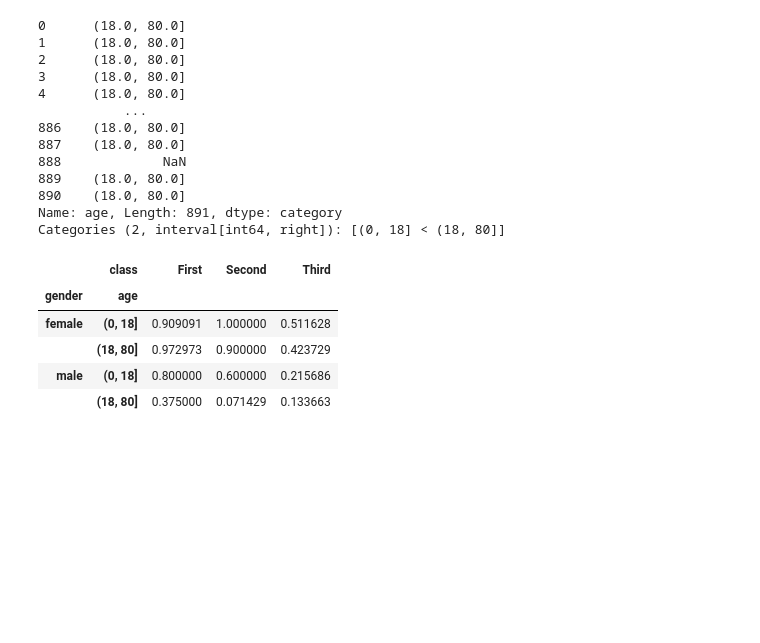
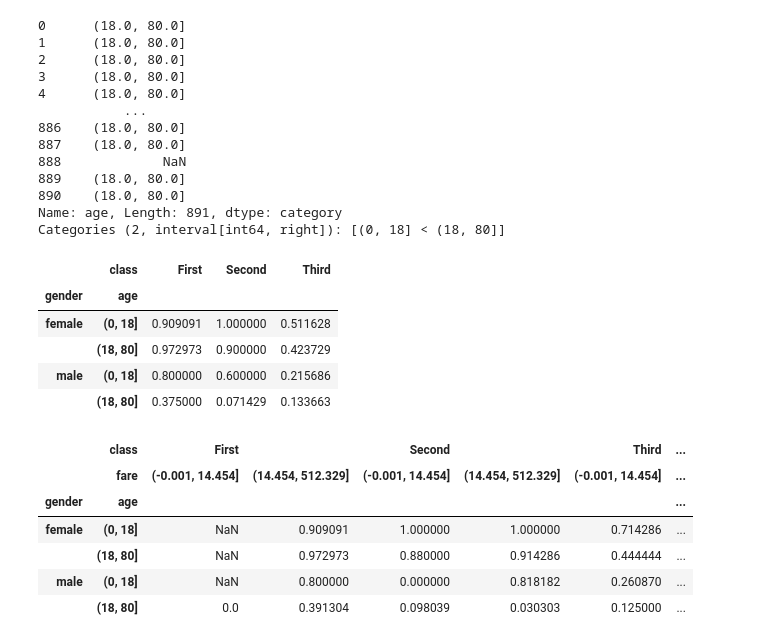
Before and after one commit to mirpouya/Basics-of-ML, a Jupyter notebook: Intermediate_Pandas.ipynb, the cells around one changed output. Saved outputs shown, nothing was run; the diff lists cells and outputs as text; code cells hidden in the pictures; blank space fills up the shorter version.

```diff
--- a/Intermediate_Pandas.ipynb
+++ b/Intermediate_Pandas.ipynb
@@ -1105,3 +1105,17 @@ titanic_data.pivot_table("survived", index=["gender", age_partitions], columns="
 |  | (18, 80] | 0.972973 | 0.900000 | 0.423729 |
 | male | (0, 18] | 0.800000 | 0.600000 | 0.215686 |
 |  | (18, 80] | 0.375000 | 0.071429 | 0.133663 |
+# %%
+# another way of cutting
+
+far_partitions = pd.qcut(titanic_data["fare"], 2)   # fare into two parts
+
+titanic_data.pivot_table("survived", index=["gender", age_partitions], columns=["class", far_partitions], aggfunc="mean")
+# %% [output]
+|  | class | First |  | Second |  | Third | ... |
+|  | fare | (-0.001, 14.454] | (14.454, 512.329] | (-0.001, 14.454] | (14.454, 512.329] | (-0.001, 14.454] | ... |
+| gender | age |  |  |  |  |  | ... |
+| female | (0, 18] | NaN | 0.909091 | 1.000000 | 1.000000 | 0.714286 | ... |
+|  | (18, 80] | NaN | 0.972973 | 0.880000 | 0.914286 | 0.444444 | ... |
+| male | (0, 18] | NaN | 0.800000 | 0.000000 | 0.818182 | 0.260870 | ... |
+|  | (18, 80] | 0.0 | 0.391304 | 0.098039 | 0.030303 | 0.125000 | ... |
```
Also changed, not shown: parts of 1 cell of this notebook.
